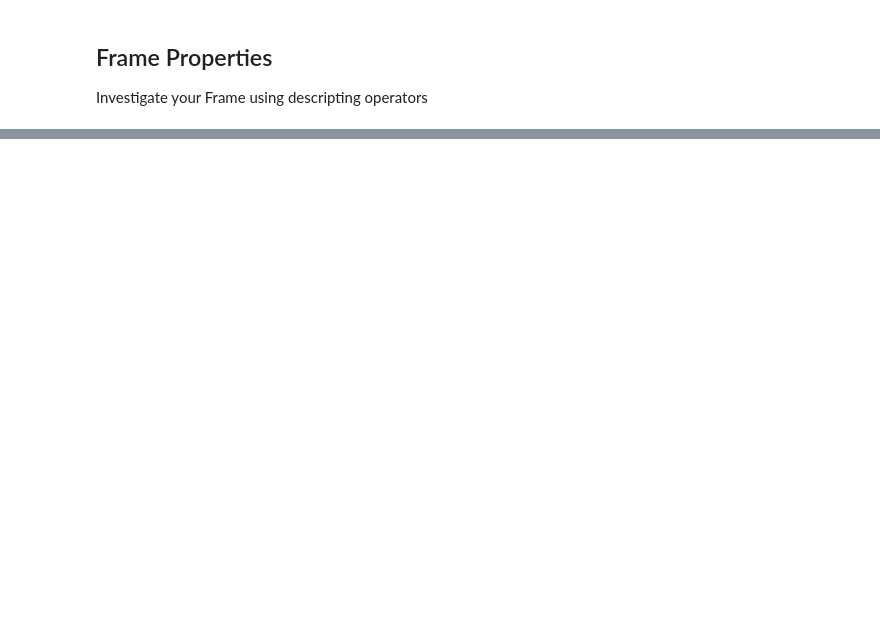
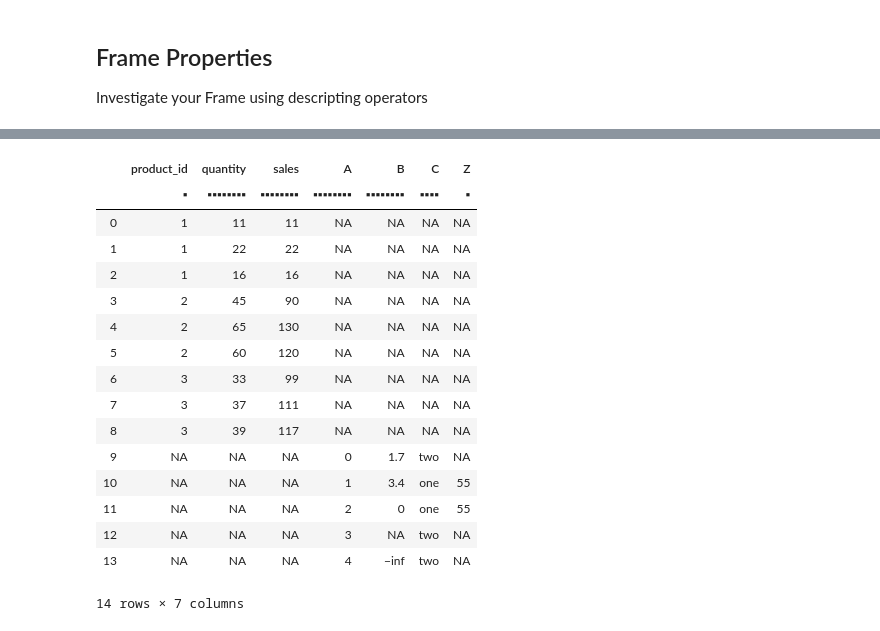
Before and after one commit to h2oai/datatable, a Jupyter notebook: docs/tutorial.ipynb, the cells around one changed output, grey strips where cells are left out. Cells and saved outputs as stored; diff of their text form; code cells hidden in the pictures; blank space fills up the shorter version.

```diff
--- a/docs/tutorial.ipynb
+++ b/docs/tutorial.ipynb
@@ -131,0 +245,3 @@ In short, almost all operations with a Frame can be expressed as
+# %%
+DT[:,"X"] = 53    # create new column and assign it value
+DT
@@ -131,0 +257,3 @@ In short, almost all operations with a Frame can be expressed as
+# %%
+DT[1:3,["X","Z"]] = 55  # update existing and create new column with new value
+DT
@@ -131,0 +500,2 @@ In short, almost all operations with a Frame can be expressed as
+# %%
+DT.sort("Z")
@@ -131,0 +544,5 @@ In short, almost all operations with a Frame can be expressed as
+# %%
+DT1 = dt.Frame(product_id = [1, 1, 1, 2, 2, 2, 3, 3, 3],
+               quantity = [11, 22, 16, 45, 65, 60, 33, 37, 39],
+               stypes={"quantity": dt.int64})
+DT1
@@ -131,0 +617,21 @@ In short, almost all operations with a Frame can be expressed as
+# %%
+DT1.rbind(DT, force = True)
+DT1
+# %% [output]
+|  | product_id | quantity | sales | A | B | C | Z |
+|  | ▪ | ▪▪▪▪▪▪▪▪ | ▪▪▪▪▪▪▪▪ | ▪▪▪▪▪▪▪▪ | ▪▪▪▪▪▪▪▪ | ▪▪▪▪ | ▪ |
+| 0 | 1 | 11 | 11 | NA | NA | NA | NA |
+| 1 | 1 | 22 | 22 | NA | NA | NA | NA |
+| 2 | 1 | 16 | 16 | NA | NA | NA | NA |
+| 3 | 2 | 45 | 90 | NA | NA | NA | NA |
+| 4 | 2 | 65 | 130 | NA | NA | NA | NA |
+| 5 | 2 | 60 | 120 | NA | NA | NA | NA |
+| 6 | 3 | 33 | 99 | NA | NA | NA | NA |
+| 7 | 3 | 37 | 111 | NA | NA | NA | NA |
+| 8 | 3 | 39 | 117 | NA | NA | NA | NA |
+| 9 | NA | NA | NA | 0 | 1.7 | two | NA |
+| 10 | NA | NA | NA | 1 | 3.4 | one | 55 |
+| 11 | NA | NA | NA | 2 | 0 | one | 55 |
+| 12 | NA | NA | NA | 3 | NA | two | NA |
+| 13 | NA | NA | NA | 4 | −inf | two | NA |
+14 rows × 7 columns
```
Also changed, not shown: parts of 57 cells of this notebook, 5 other files.
